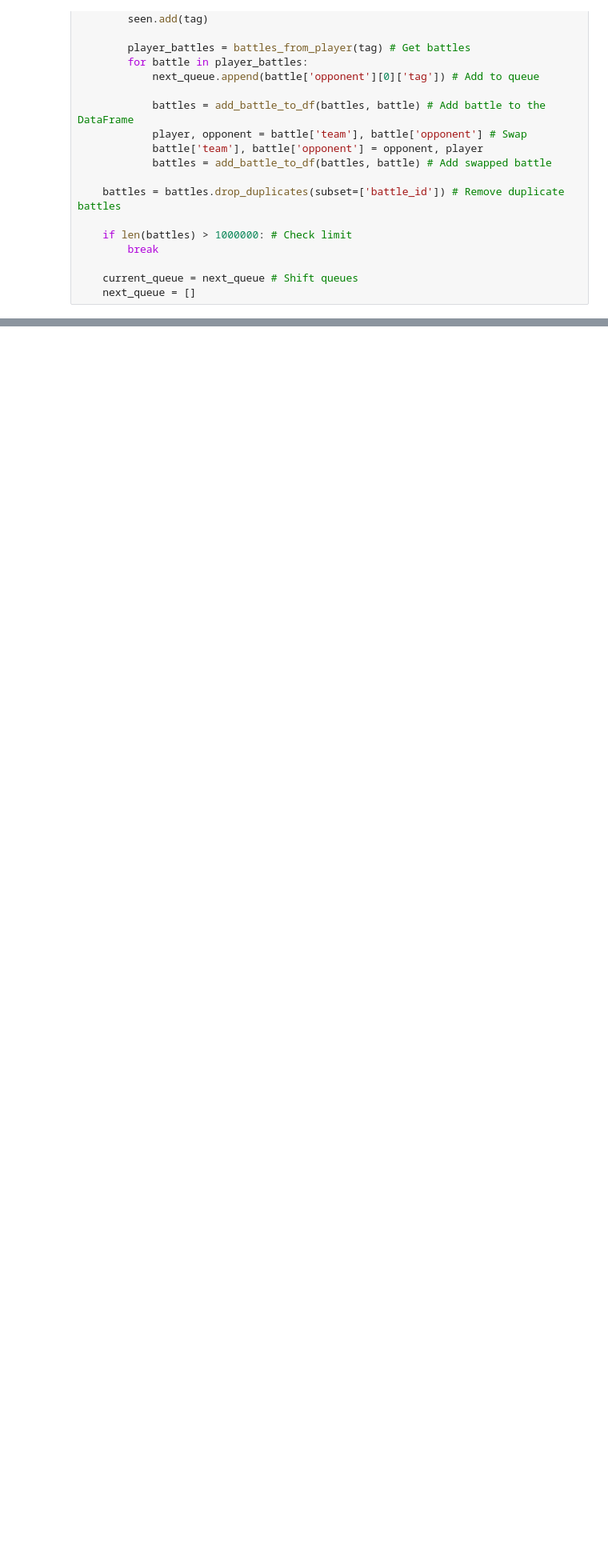
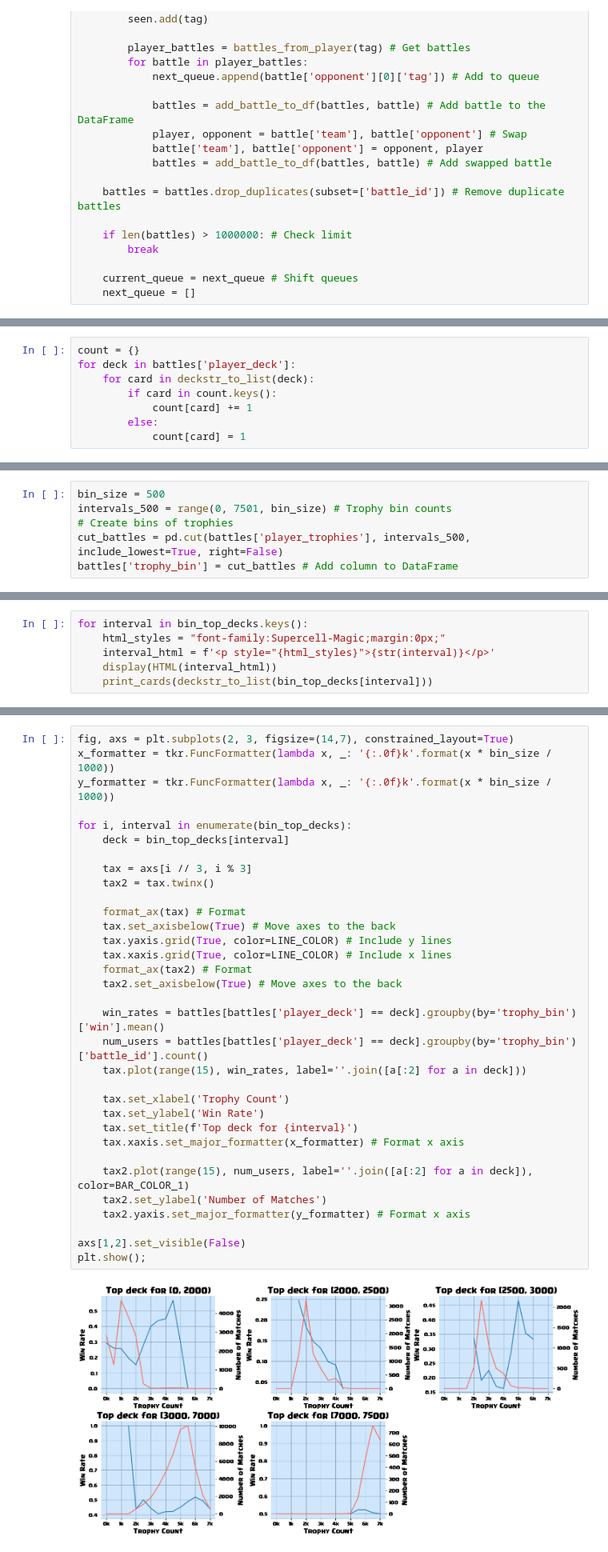
Before and after one commit to SpencerLutz/CMSC320-Final, a Jupyter notebook: index.ipynb, the cells around one changed output, grey strips where cells are left out. Shown at 80% size. Saved outputs shown, nothing was run; the diff lists cells and outputs as text; blank space fills up the shorter version.

```diff
--- a/index.ipynb
+++ b/index.ipynb
@@ -224,0 +411,8 @@ for _ in range(depth): # Loop through each layer
+# %%
+count = {}
+for deck in battles['player_deck']:
+    for card in deckstr_to_list(deck):
+        if card in count.keys():
+            count[card] += 1
+        else:
+            count[card] = 1
@@ -224,0 +431,6 @@ for _ in range(depth): # Loop through each layer
+# %%
+bin_size = 500
+intervals_500 = range(0, 7501, bin_size) # Trophy bin counts
+# Create bins of trophies
+cut_battles = pd.cut(battles['player_trophies'], intervals_500, include_lowest=True, right=False)
+battles['trophy_bin'] = cut_battles # Add column to DataFrame
@@ -224,0 +455,6 @@ for _ in range(depth): # Loop through each layer
+# %%
+for interval in bin_top_decks.keys():
+    html_styles = "font-family:Supercell-Magic;margin:0px;"
+    interval_html = f'<p style="{html_styles}">{str(interval)}</p>'
+    display(HTML(interval_html))
+    print_cards(deckstr_to_list(bin_top_decks[interval]))
@@ -224,0 +480,35 @@ for _ in range(depth): # Loop through each layer
+# %%
+fig, axs = plt.subplots(2, 3, figsize=(14,7), constrained_layout=True)
+x_formatter = tkr.FuncFormatter(lambda x, _: '{:.0f}k'.format(x * bin_size / 1000))
+y_formatter = tkr.FuncFormatter(lambda x, _: '{:.0f}k'.format(x * bin_size / 1000))
+
+for i, interval in enumerate(bin_top_decks):
+    deck = bin_top_decks[interval]
+
+    tax = axs[i // 3, i % 3]
+    tax2 = tax.twinx()
+
+    format_ax(tax) # Format
+    tax.set_axisbelow(True) # Move axes to the back
+    tax.yaxis.grid(True, color=LINE_COLOR) # Include y lines
+    tax.xaxis.grid(True, color=LINE_COLOR) # Include x lines
+    format_ax(tax2) # Format
+    tax2.set_axisbelow(True) # Move axes to the back
+
+    win_rates = battles[battles['player_deck'] == deck].groupby(by='trophy_bin')['win'].mean()
+    num_users = battles[battles['player_deck'] == deck].groupby(by='trophy_bin')['battle_id'].count()
+    tax.plot(range(15), win_rates, label=''.join([a[:2] for a in deck]))
+
+    tax.set_xlabel('Trophy Count')
+    tax.set_ylabel('Win Rate')
+    tax.set_title(f'Top deck for {interval}')
+    tax.xaxis.set_major_formatter(x_formatter) # Format x axis
+
+    tax2.plot(range(15), num_users, label=''.join([a[:2] for a in deck]), color=BAR_COLOR_1)
+    tax2.set_ylabel('Number of Matches')
+    tax2.yaxis.set_major_formatter(y_formatter) # Format x axis
+
+axs[1,2].set_visible(False)
+plt.show();
+# %% [output]
+[figure, added]
```
Also changed, not shown: parts of 47 cells of this notebook, 3 other files.
